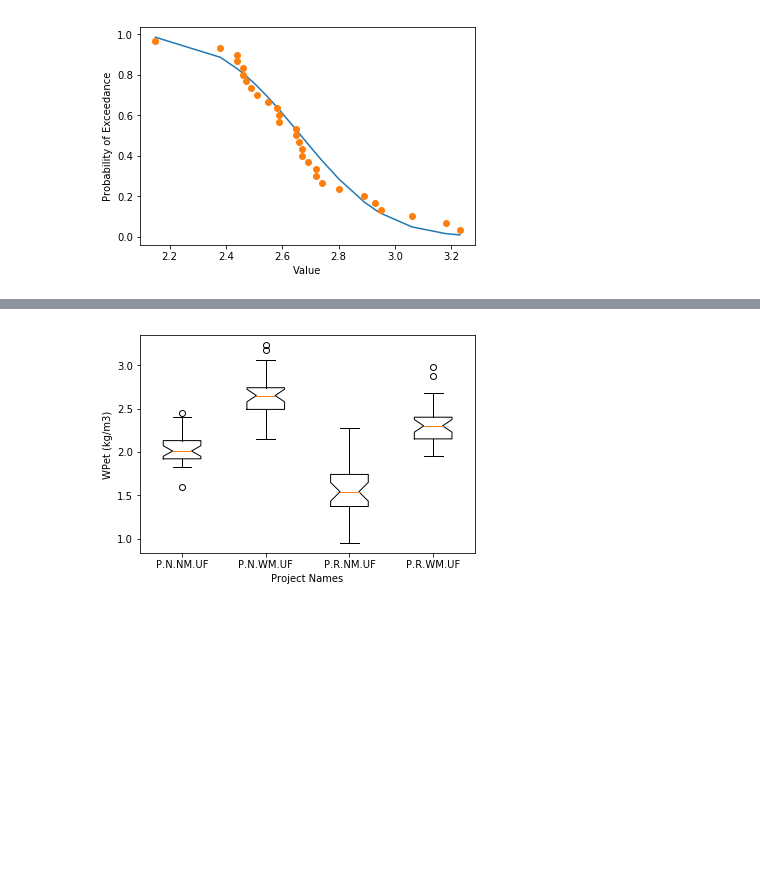
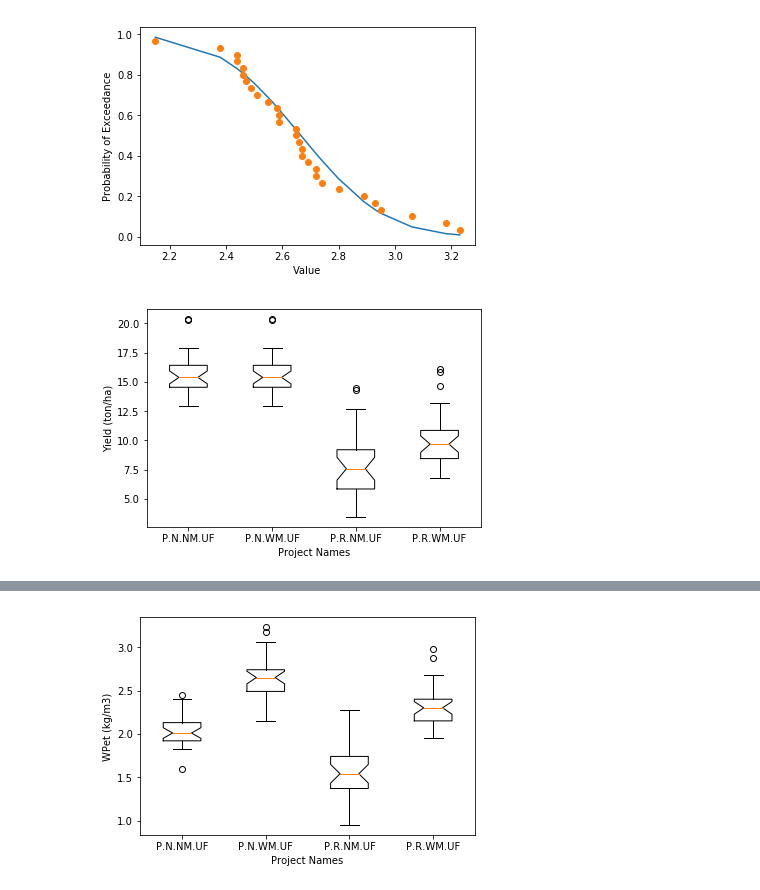
Before and after one commit to caburj/acresults, a Jupyter notebook: examples/example-01.ipynb, the cells around one changed output, grey strips where cells are left out. Saved outputs shown, nothing was run; the diff lists cells and outputs as text; code cells hidden in the pictures; blank space fills up the shorter version.

```diff
--- a/examples/example-01.ipynb
+++ b/examples/example-01.ipynb
@@ -62,3 +58,7 @@ fa = ac.FrequencyAnalysis(pnwmuf.get("Run").WPet)
 fa.plot_distribution()
 # %% [output]
 [figure]
+# %%
+ac.boxplot(results=[pnnmuf, pnwmuf, prnmuf, prwmuf], variable="yield")
+# %% [output]
+[figure, added]
```
Also changed, not shown: parts of 8 cells of this notebook, 2 other files.
